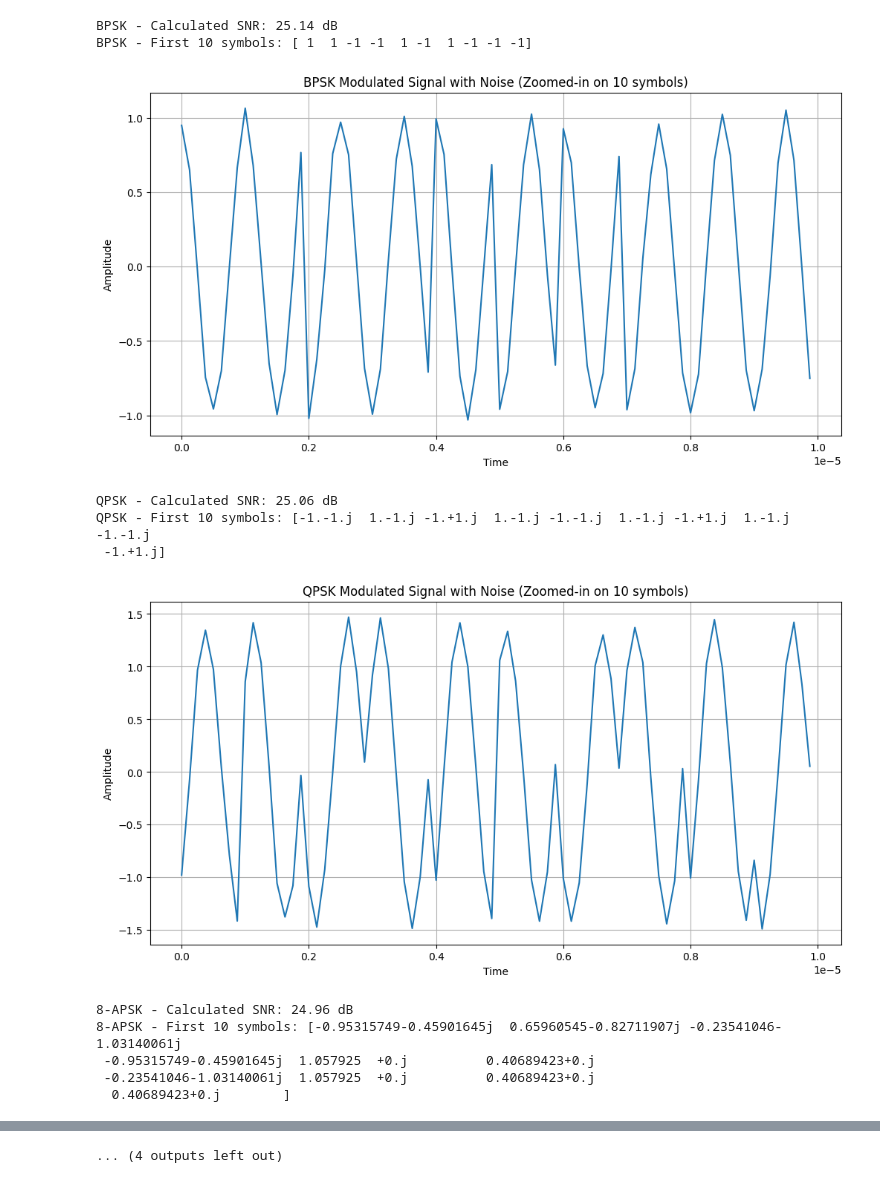
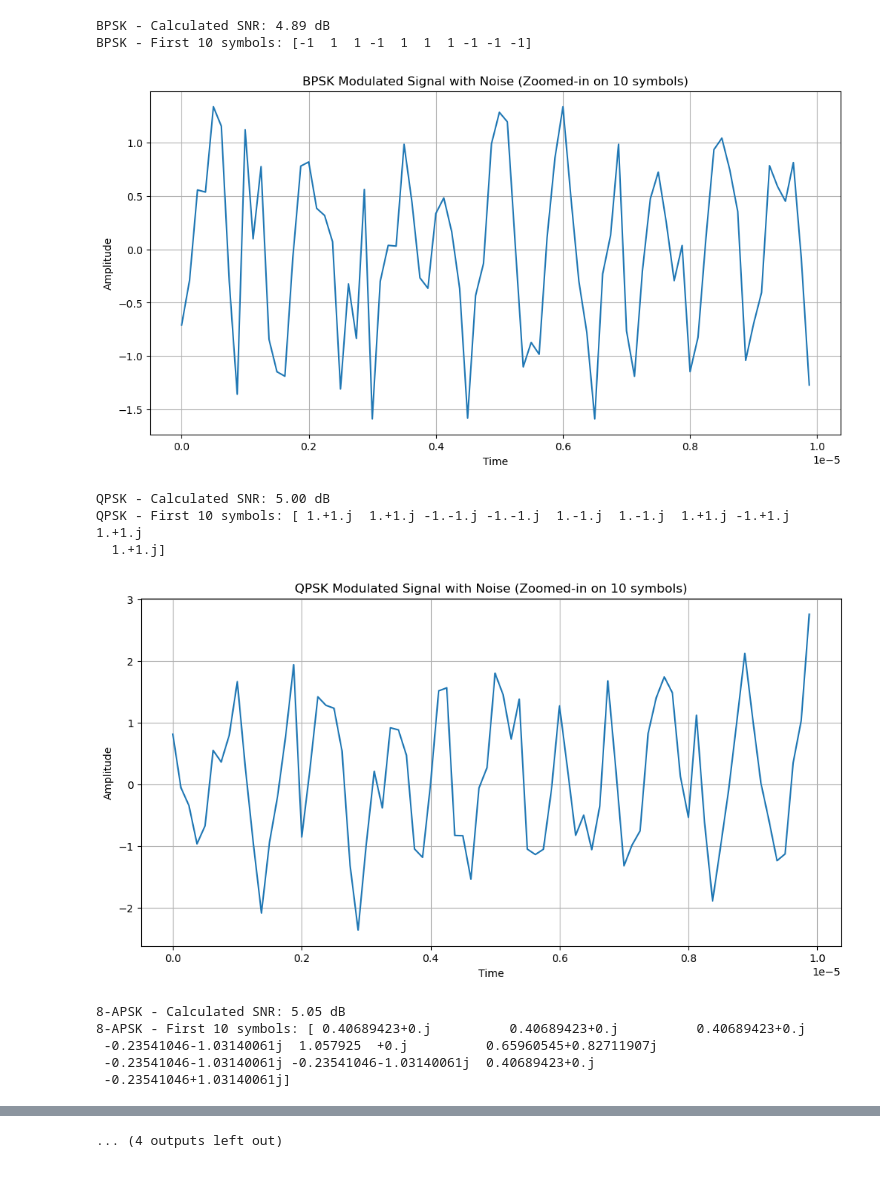
Before and after one commit to ArchedEquation/DVB-S2X-Modulation-Classification, a Jupyter notebook: DVB-S2X Wave Generator.ipynb, the cells around one changed output, grey strips where cells are left out. Saved outputs shown, nothing was run; the diff lists cells and outputs as text; code cells hidden in the pictures.

```diff
--- a/DVB-S2X Wave Generator.ipynb
+++ b/DVB-S2X Wave Generator.ipynb
@@ -117,43 +117,43 @@ modulation_schemes = [
     ('16-APSK', dvbs2x.generate_16apsk),
     ('32-APSK', dvbs2x.generate_32apsk),
     ('64-APSK', dvbs2x.generate_64apsk),
     ('128-APSK', dvbs2x.generate_128apsk),
     ('256-APSK', dvbs2x.generate_256apsk)
 ]
 
 # SNR in dB
-snr_db = 25
+snr_db = 5
 
 # Loop through each modulation scheme, add noise, and calculate SNR
 for name, func in modulation_schemes:
     # Generate the modulated signal, symbols, and bits
     (t, signal), symbols, bits = func()
 
     # Add noise to the signal based on the specified SNR
     noisy_signal, noise = dvbs2x.add_noise(signal, snr_db)
 
     # Calculate the actual SNR after adding noise
     calculated_snr = dvbs2x.calculate_snr(signal, noise)
     print(f"\n{name} - Calculated SNR: {calculated_snr:.2f} dB")
 
     # Print the first 10 symbols
     print(f"{name} - First 10 symbols: {symbols[:10]}")
 
     # Plot the noisy signal
     dvbs2x.plot_signal(t, noisy_signal, name)
 
     # Optionally, plot the constellation diagram
     # dvbs2x.plot_constellation(symbols, name)
 # %% [output]
-BPSK - Calculated SNR: 25.14 dB
-BPSK - First 10 symbols: [ 1  1 -1 -1  1 -1  1 -1 -1 -1]
+BPSK - Calculated SNR: 4.89 dB
+BPSK - First 10 symbols: [-1  1  1 -1  1  1  1 -1 -1 -1]
-[figure, old version]
+[figure, new version]
-QPSK - Calculated SNR: 25.06 dB
-QPSK - First 10 symbols: [-1.-1.j  1.-1.j -1.+1.j  1.-1.j -1.-1.j  1.-1.j -1.+1.j  1.-1.j -1.-1.j
- -1.+1.j]
+QPSK - Calculated SNR: 5.00 dB
+QPSK - First 10 symbols: [ 1.+1.j  1.+1.j -1.-1.j -1.-1.j  1.-1.j  1.-1.j  1.+1.j -1.+1.j  1.+1.j
+  1.+1.j]
-[figure, old version]
+[figure, new version]
-8-APSK - Calculated SNR: 24.96 dB
-8-APSK - First 10 symbols: [-0.95315749-0.45901645j  0.65960545-0.82711907j -0.23541046-1.03140061j
- -0.95315749-0.45901645j  1.057925  +0.j          0.40689423+0.j
- -0.23541046-1.03140061j  1.057925  +0.j          0.40689423+0.j
-  0.40689423+0.j        ]
+8-APSK - Calculated SNR: 5.05 dB
+8-APSK - First 10 symbols: [ 0.40689423+0.j          0.40689423+0.j          0.40689423+0.j
+ -0.23541046-1.03140061j  1.057925  +0.j          0.65960545+0.82711907j
+ -0.23541046-1.03140061j -0.23541046-1.03140061j  0.40689423+0.j
+ -0.23541046+1.03140061j]
```
Also changed, not shown: parts of 2 cells of this notebook, 2 other files.
